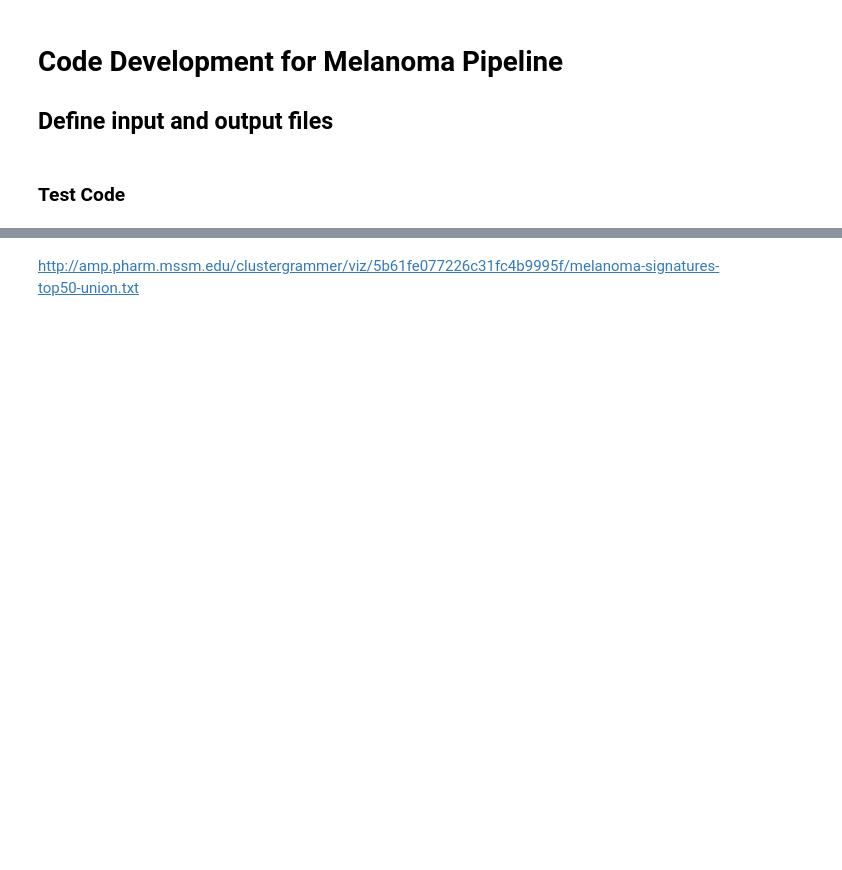
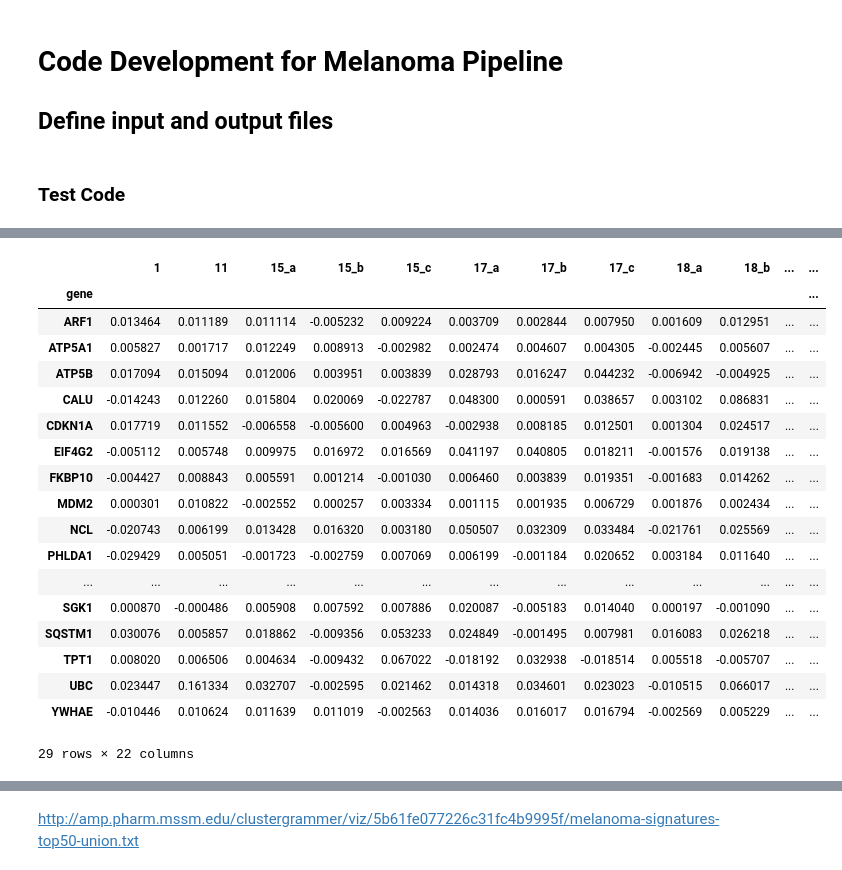
Before and after one commit to MaayanLab/human-melanoma-signature, a Jupyter notebook: pipeline/notebooks/Development.ipynb, the cells around one changed output, grey strips where cells are left out. Drawn from its saved outputs; the diff is of its cells as text; code cells hidden in the pictures; blank space fills up the shorter version.

```diff
--- a/pipeline/notebooks/Development.ipynb
+++ b/pipeline/notebooks/Development.ipynb
@@ -177,0 +102,22 @@ union_sig.to_csv(outfile, sep='\t')
+# %%
+sig_df[ls<-6]
+# %% [output]
+|  | 1 | 11 | 15_a | 15_b | 15_c | 17_a | 17_b | 17_c | 18_a | 18_b | ... | ... |
+| gene |  |  |  |  |  |  |  |  |  |  |  | ... |
+| ARF1 | 0.013464 | 0.011189 | 0.011114 | -0.005232 | 0.009224 | 0.003709 | 0.002844 | 0.007950 | 0.001609 | 0.012951 | ... | ... |
+| ATP5A1 | 0.005827 | 0.001717 | 0.012249 | 0.008913 | -0.002982 | 0.002474 | 0.004607 | 0.004305 | -0.002445 | 0.005607 | ... | ... |
+| ATP5B | 0.017094 | 0.015094 | 0.012006 | 0.003951 | 0.003839 | 0.028793 | 0.016247 | 0.044232 | -0.006942 | -0.004925 | ... | ... |
+| CALU | -0.014243 | 0.012260 | 0.015804 | 0.020069 | -0.022787 | 0.048300 | 0.000591 | 0.038657 | 0.003102 | 0.086831 | ... | ... |
+| CDKN1A | 0.017719 | 0.011552 | -0.006558 | -0.005600 | 0.004963 | -0.002938 | 0.008185 | 0.012501 | 0.001304 | 0.024517 | ... | ... |
+| EIF4G2 | -0.005112 | 0.005748 | 0.009975 | 0.016972 | 0.016569 | 0.041197 | 0.040805 | 0.018211 | -0.001576 | 0.019138 | ... | ... |
+| FKBP10 | -0.004427 | 0.008843 | 0.005591 | 0.001214 | -0.001030 | 0.006460 | 0.003839 | 0.019351 | -0.001683 | 0.014262 | ... | ... |
+| MDM2 | 0.000301 | 0.010822 | -0.002552 | 0.000257 | 0.003334 | 0.001115 | 0.001935 | 0.006729 | 0.001876 | 0.002434 | ... | ... |
+| NCL | -0.020743 | 0.006199 | 0.013428 | 0.016320 | 0.003180 | 0.050507 | 0.032309 | 0.033484 | -0.021761 | 0.025569 | ... | ... |
+| PHLDA1 | -0.029429 | 0.005051 | -0.001723 | -0.002759 | 0.007069 | 0.006199 | -0.001184 | 0.020652 | 0.003184 | 0.011640 | ... | ... |
+| ... | ... | ... | ... | ... | ... | ... | ... | ... | ... | ... | ... | ... |
+| SGK1 | 0.000870 | -0.000486 | 0.005908 | 0.007592 | 0.007886 | 0.020087 | -0.005183 | 0.014040 | 0.000197 | -0.001090 | ... | ... |
+| SQSTM1 | 0.030076 | 0.005857 | 0.018862 | -0.009356 | 0.053233 | 0.024849 | -0.001495 | 0.007981 | 0.016083 | 0.026218 | ... | ... |
+| TPT1 | 0.008020 | 0.006506 | 0.004634 | -0.009432 | 0.067022 | -0.018192 | 0.032938 | -0.018514 | 0.005518 | -0.005707 | ... | ... |
+| UBC | 0.023447 | 0.161334 | 0.032707 | -0.002595 | 0.021462 | 0.014318 | 0.034601 | 0.023023 | -0.010515 | 0.066017 | ... | ... |
+| YWHAE | -0.010446 | 0.010624 | 0.011639 | 0.011019 | -0.002563 | 0.014036 | 0.016017 | 0.016794 | -0.002569 | 0.005229 | ... | ... |
+29 rows × 22 columns
```
Also changed, not shown: parts of 34 cells of this notebook, 1 other file.
